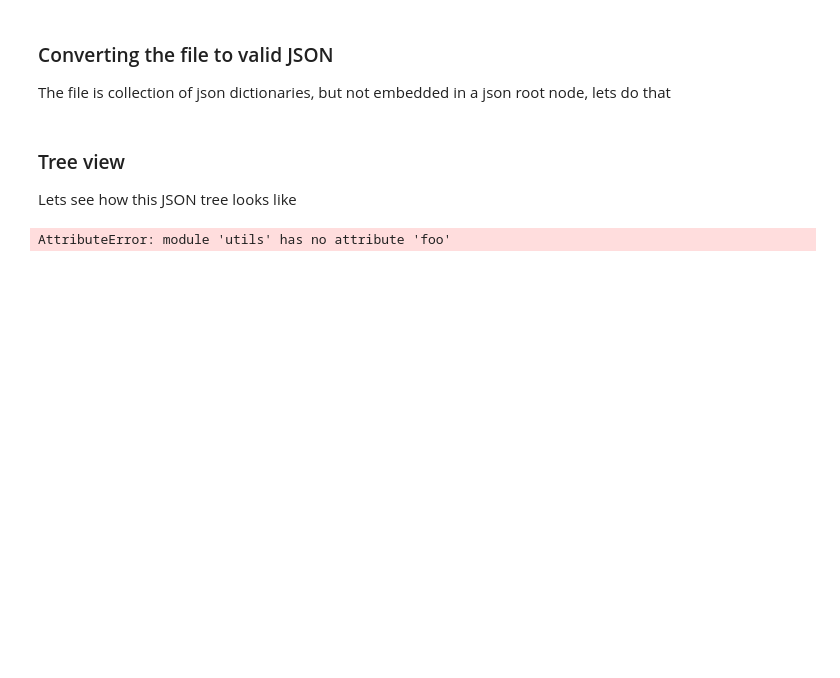
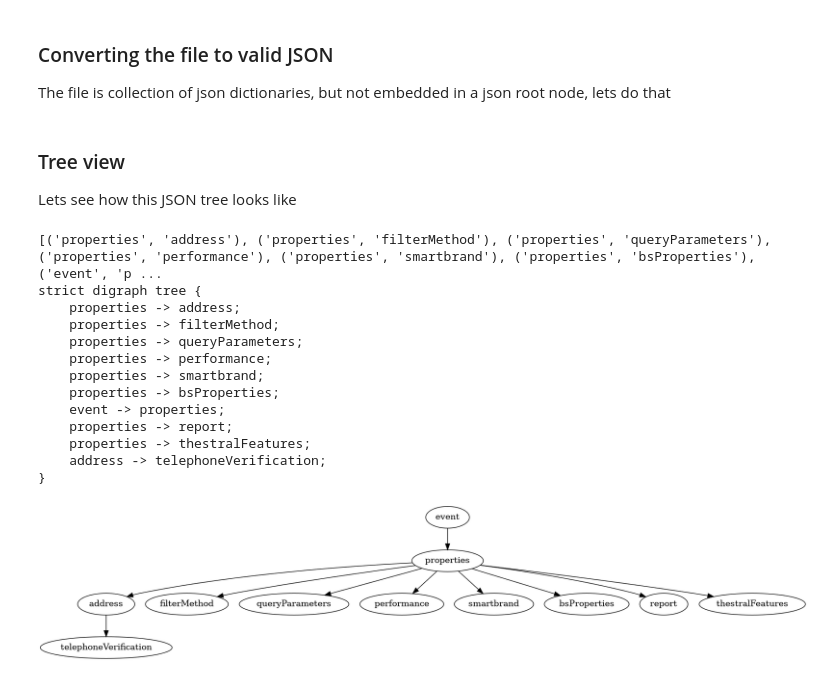
Before and after one commit to maiden7705/boxed-assignment-demo-1, a Jupyter notebook: Requirement/understanding_json_structure.ipynb, the cells around one changed output. Drawn from its saved outputs; the diff is of its cells as text; code cells hidden in the pictures; blank space fills up the shorter version.

Commit message:
made digraph logic change and utils changes

```diff
--- a/Requirement/understanding_json_structure.ipynb
+++ b/Requirement/understanding_json_structure.ipynb
@@ -41,23 +41,47 @@ with open('testEventData-1.json', 'w', encoding='utf-8') as f:
 ### Tree view
 Lets see how this JSON tree looks like
 # %%
-import json, graphviz
+import json, os, graphviz
 from graphviz import Source
+import graphviz
 from IPython.display import Image
-import utils as u
+
+# variables
+edges = []
+
 with open(os.path.join(os.getcwd(), './testEventData-1.json'), 'r') as f:
     events_json = json.load(f)
 
 for item in events_json['events']:
-    # u.distinct_depth_nodes(item, 'event')
-    u.foo()
+    u.distinct_depth_nodes(item, 'event')
 edges_deduped = u.removeDuplicates(u.edges)
 print(edges_deduped)
 
 # Dump edges in a grapgViz format
-u.create_diagraph_file(edges_deduped)
+g = graphviz.Digraph('G', filename='json_tree.gv', format='png')
+digraphStr = 'strict digraph tree {\n'
+for row in edges_deduped:
+    digraphStr = digraphStr + '    {0} -> {1};\n'.format(*row)
+    g.edge(*row)
+digraphStr = digraphStr + '}'
+print(digraphStr)
+graph_img_filePath = os.path.join(os.getcwd(), 'json_tree.gv')
+with open(graph_img_filePath, "w") as text_file:
+    text_file.write(digraphStr)
 
-Source.from_file('json_tree.gv', format='png')
-Image(filename='json_tree.gv.png')
+Image(filename=graph_img_filePath + '.png')
 # %% [output]
-AttributeError: module 'utils' has no attribute 'foo'
+[('properties', 'address'), ('properties', 'filterMethod'), ('properties', 'queryParameters'), ('properties', 'performance'), ('properties', 'smartbrand'), ('properties', 'bsProperties'), ('event', 'p ...
+strict digraph tree {
+    properties -> address;
+    properties -> filterMethod;
+    properties -> queryParameters;
+    properties -> performance;
+    properties -> smartbrand;
+    properties -> bsProperties;
+    event -> properties;
+    properties -> report;
+    properties -> thestralFeatures;
+    address -> telephoneVerification;
+}
+[figure, added]
```
Also changed, not shown: 4 other files.
